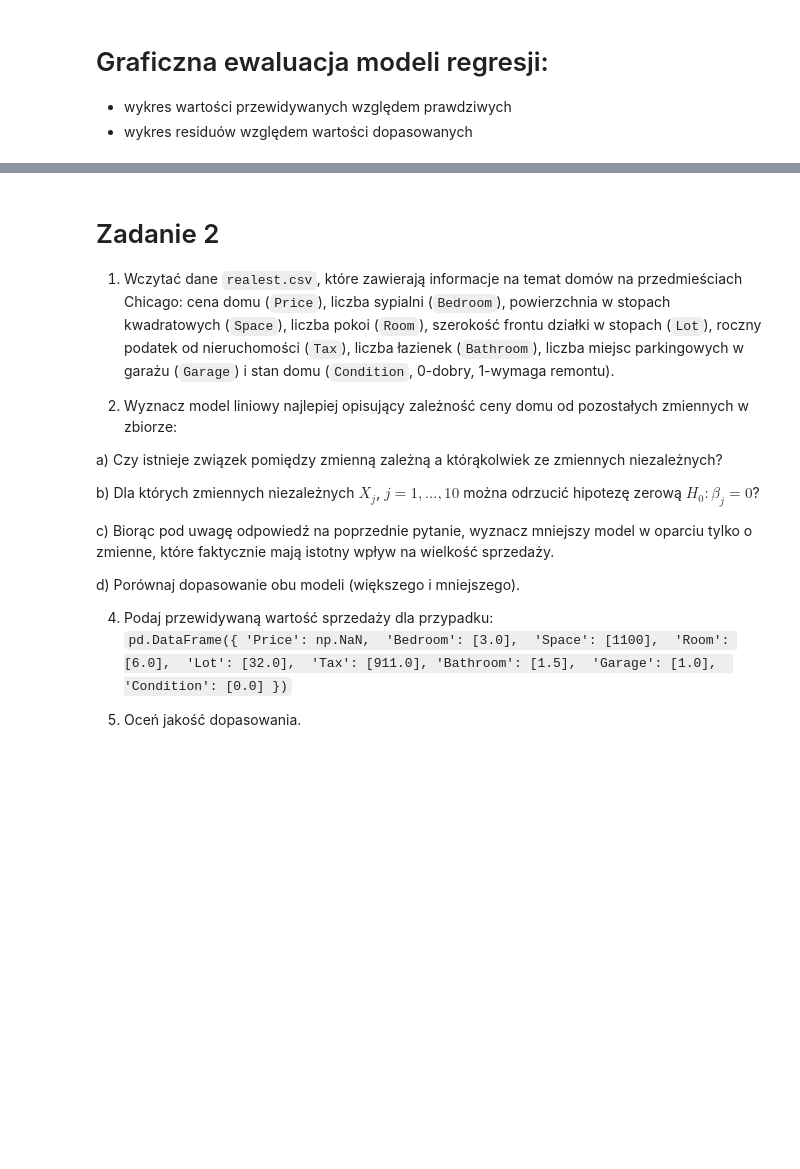
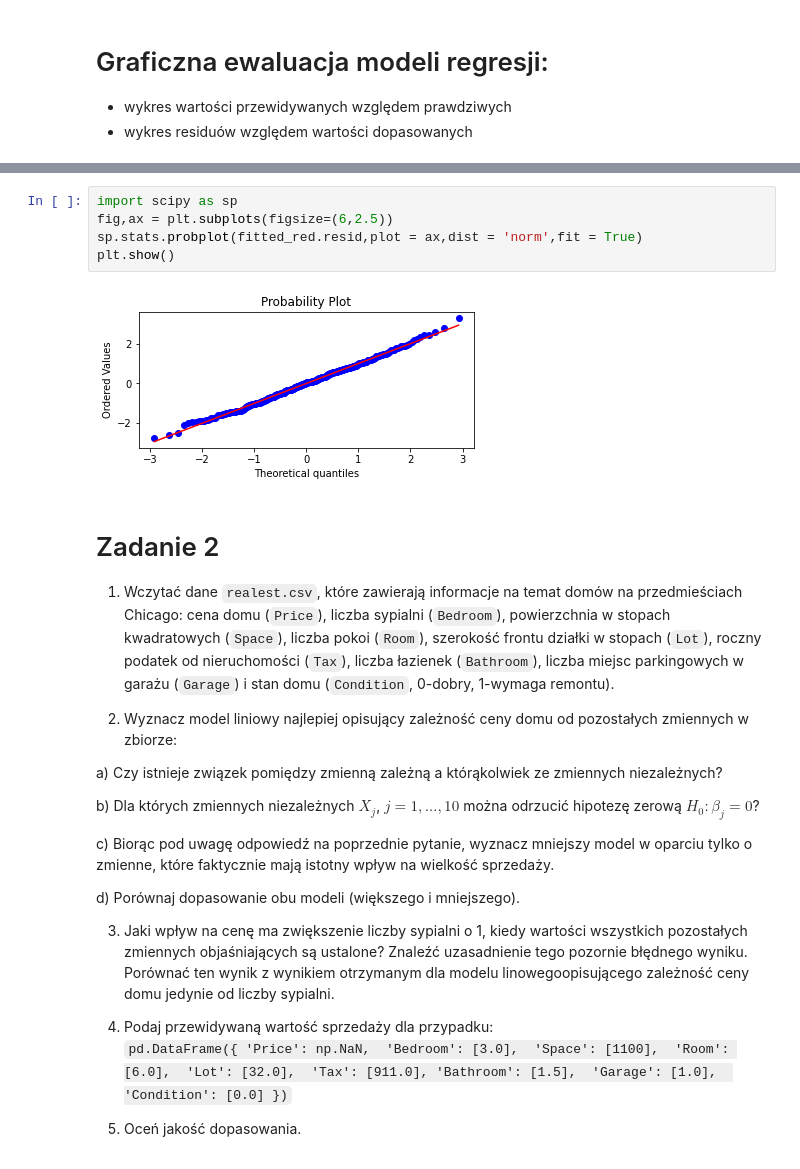
Before and after one commit to mdabrowski-phd/ds250223_regression, a Jupyter notebook: workshops/05_regresja/02_regresja_wielokrotna.ipynb, the cells around one changed output, grey strips where cells are left out. Drawn from its saved outputs; the diff is of its cells as text; blank space fills up the shorter version.

```diff
--- a/workshops/05_regresja/02_regresja_wielokrotna.ipynb
+++ b/workshops/05_regresja/02_regresja_wielokrotna.ipynb
@@ -85,6 +294,13 @@ Oba wykresy powinny układać się wokół zera.
 (reszty teoretyczne vs. reszty empiryczne)
 
 Wykres powinnien układać sie na prostej $y=x$.
+# %%
+import scipy as sp
+fig,ax = plt.subplots(figsize=(6,2.5))
+sp.stats.probplot(fitted_red.resid,plot = ax,dist = 'norm',fit = True)
+plt.show()
+# %% [output]
+[figure, added]
 # %% [markdown]
 # Zadanie 2
 
@@ -100,6 +316,10 @@ Wykres powinnien układać sie na prostej $y=x$.
 
   d) Porównaj dopasowanie obu modeli (większego i mniejszego).
 
+3. Jaki wpływ na cenę ma zwiększenie liczby sypialni o 1,
+ kiedy wartości wszystkich pozostałych zmiennych objaśniających są ustalone?
+ Znaleźć uzasadnienie tego pozornie błędnego wyniku. Porównać ten wynik  z wynikiem otrzymanym dla modelu linowegoopisującego zależność ceny domu jedynie od liczby sypialni.
+
 4. Podaj przewidywaną wartość sprzedaży dla przypadku:
 `pd.DataFrame({
     'Price': np.NaN,
```
Also changed, not shown: parts of 27 cells of this notebook.
